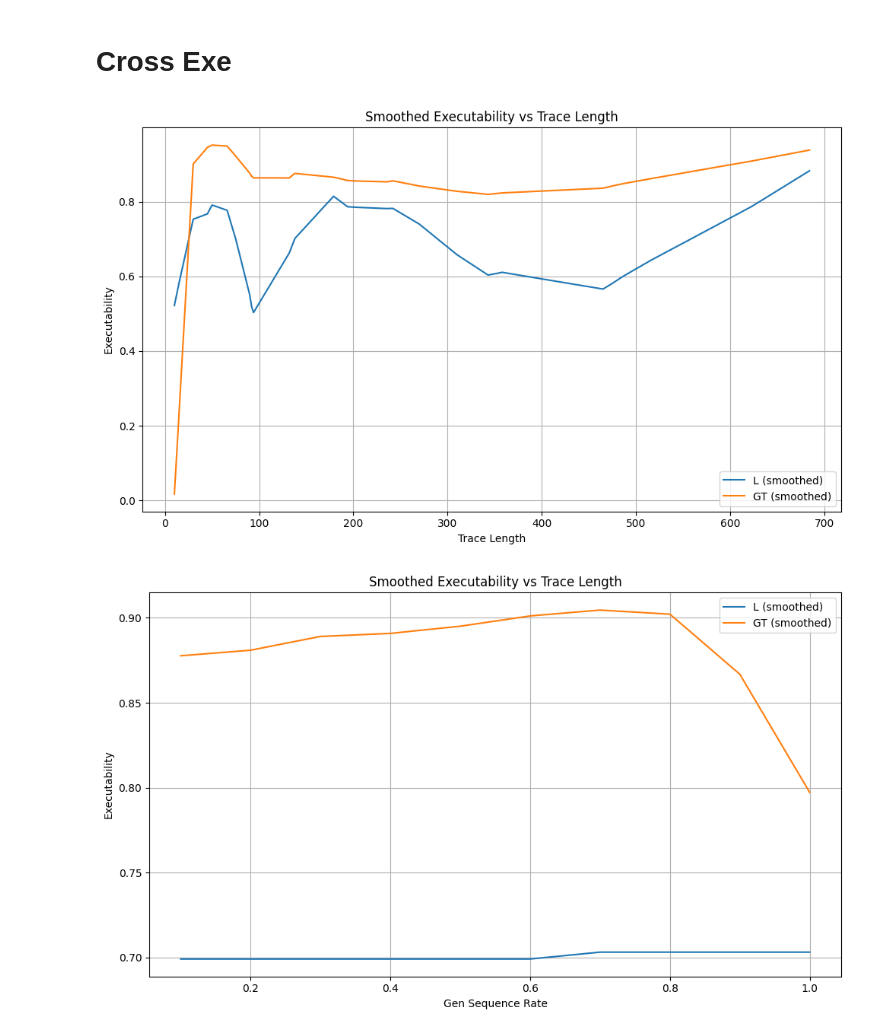
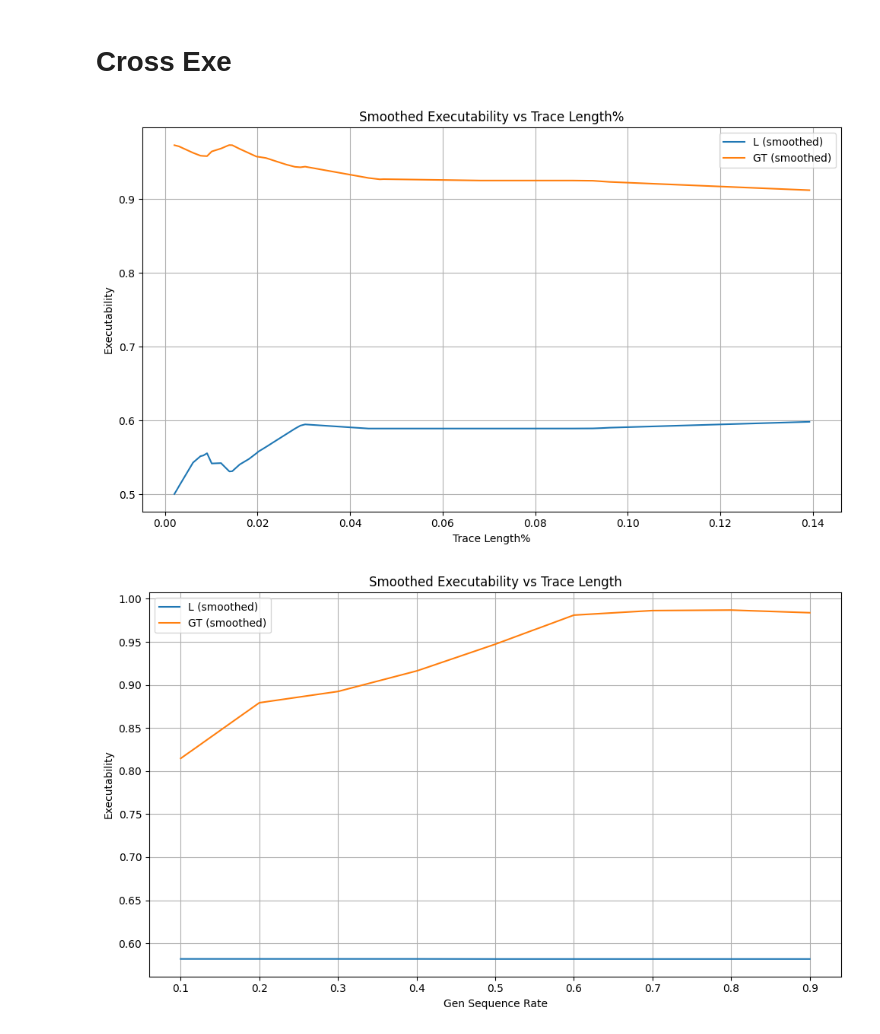
Before and after one commit to utop1an/locm3, a Jupyter notebook: src/examples/plot.ipynb, the cells around one changed output. Cells and saved outputs as stored; diff of their text form; code cells hidden in the pictures.

```diff
--- a/src/examples/plot.ipynb
+++ b/src/examples/plot.ipynb
@@ -147,30 +143,30 @@ plt.show()
 # Cross Exe
 # %%
 # Read and clean
-df = pd.read_csv('cross_exe.csv')
+df = pd.read_csv('cross_exe_results.csv')
 df.columns = df.columns.str.strip()
-df = df.sort_values(by='len')
+df = df.sort_values(by='objs')
 
 # Apply LOWESS
-l_smoothed = lowess(df['l_exe'], df['len'], frac=0.3)
-gt_smoothed = lowess(df['gt_exe'], df['len'], frac=0.3)
+l_smoothed = lowess(df['l_exe'], df['objs'], frac=0.3)
+gt_smoothed = lowess(df['gt_exe'], df['objs'], frac=0.3)
 
 # Plot
 plt.figure(figsize=(10, 6))
 plt.plot(l_smoothed[:, 0], l_smoothed[:, 1], label='L (smoothed)')
 plt.plot(gt_smoothed[:, 0], gt_smoothed[:, 1], label='GT (smoothed)')
-plt.xlabel("Trace Length")
+plt.xlabel("Trace Length%")
 plt.ylabel("Executability")
-plt.title("Smoothed Executability vs Trace Length")
+plt.title("Smoothed Executability vs Trace Length%")
 plt.legend()
 plt.grid(True)
 plt.tight_layout()
 plt.show()
 # %% [output]
-[figure, old version]
+[figure, new version]
 # %%
 # Read and clean
-df = pd.read_csv('cross_exe.csv')
+df = pd.read_csv('cross_exe_results.csv')
 df.columns = df.columns.str.strip()
 df = df.sort_values(by='gen_seq_rate')
 
@@ -190,4 +186,4 @@ plt.grid(True)
 plt.tight_layout()
 plt.show()
 # %% [output]
-[figure, old version]
+[figure, new version]
```
Also changed, not shown: parts of 5 cells of this notebook, 17 other files.
